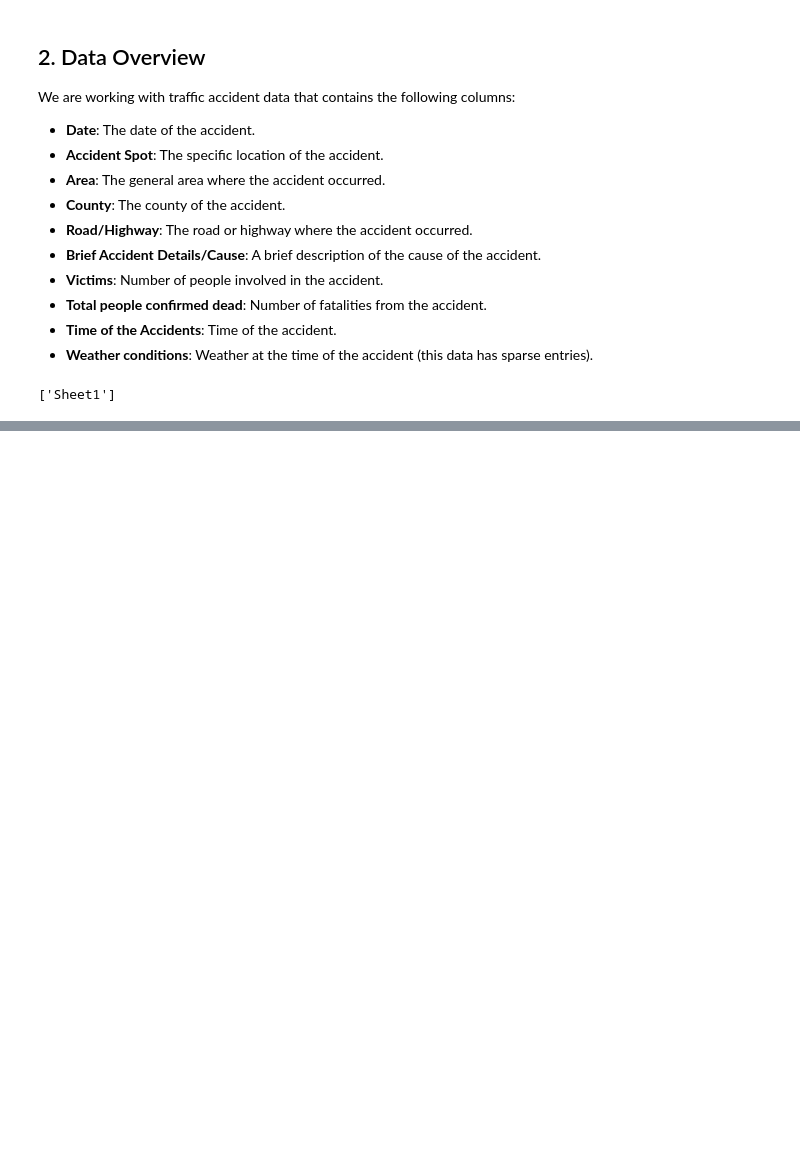
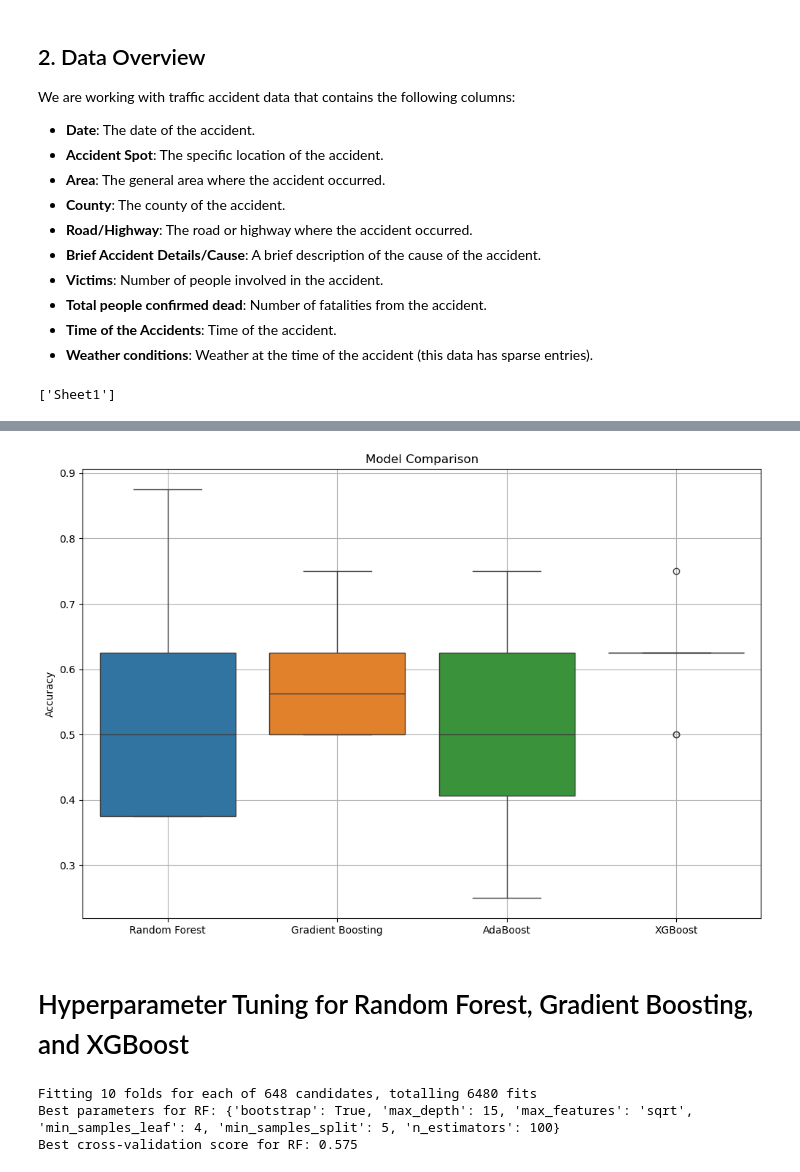
Before and after one commit to Rontim/Knowledge-Based-System, a Jupyter notebook: CAT/Traffic/model.ipynb, the cells around one changed output, grey strips where cells are left out. Cells and saved outputs as stored; diff of their text form; code cells hidden in the pictures; blank space fills up the shorter version.

```diff
--- a/CAT/Traffic/model.ipynb
+++ b/CAT/Traffic/model.ipynb
@@ -42,0 +170,6 @@ traffic_df.head()
+# %%
+# Lets drop `Time of the Accidents` and `Weather conditions ` columns since they have a lot of missing values
+traffic_df = traffic_df.drop(['Time of the Accidents', 'Weather conditions'], axis=1)
+
+# Check for missing values
+print(traffic_df.isnull().sum())
@@ -42,0 +361,12 @@ traffic_df.head()
+# %%
+traffic_df['Date'].fillna(traffic_df['Date'].mode()[0], inplace=True)
+
+# Extract year and month from the 'Date' column
+traffic_df['Year'] = pd.DatetimeIndex(traffic_df['Date']).year
+traffic_df['Month'] = pd.DatetimeIndex(traffic_df['Date']).month
+
+# Drop the 'Date' column
+traffic_df = traffic_df.drop('Date', axis=1)
+# %%
+# Lets Drop Categorical columns
+traffic_df = traffic_df.drop(['Victims', 'Brief Accident Details/Cause', 'Area', 'County', 'Accident Spot', 'Road/ Highway'], axis=1)
@@ -42,0 +413,42 @@ traffic_df.head()
+# %%
+# Map Total people confirmed dead to binary labels (1 = Dangerous, 0 = Not Dangerous)
+traffic_df['dangerous'] = traffic_df['Total people confirmed dead'].apply(lambda x: 1 if x >= 3 else 0)
+
+# Features and target
+X = traffic_df[['Victims_encoded', 'Cause_encoded', 'Area_encoded', 'County_encoded',
+                'Spot_encoded', 'Road/Highway_encoded', 'Year', 'Month']]
+y = traffic_df['dangerous']
+
+# Set up cross-validation
+cv = StratifiedKFold(n_splits=10, shuffle=True, random_state=42)
+
+# Initialize models
+models = {
+    'Random Forest': RandomForestClassifier(n_estimators=100),
+    'Gradient Boosting': GradientBoostingClassifier(n_estimators=100),
+    'AdaBoost': AdaBoostClassifier(n_estimators=100),
+    'XGBoost': xgb.XGBClassifier(eval_metric='mlogloss')
+}
+
+cv_results = {}
+
+# Train and evaluate models
+for name, model in models.items():
+    scores = cross_val_score(model, X, y, cv=cv, scoring='accuracy')
+    cv_results[name] = scores
+
+# Display results
+cv_results_df = pd.DataFrame(cv_results)
+# cv_results_df['Mean'] = cv_results_df.mean(axis=1)
+
+# Lets visualize
+plt.figure(figsize=(12, 8))
+sns.boxplot(data=cv_results_df)
+plt.title('Model Comparison')
+plt.ylabel('Accuracy')
+plt.grid(True)
+plt.show()
+# %% [output]
+[figure, added]
+# %% [markdown]
+#  Hyperparameter Tuning for Random Forest, Gradient Boosting, and XGBoost
@@ -42,0 +486,14 @@ traffic_df.head()
+# %%
+# Perform grid search with cross-validation
+
+# Random Forest
+rf_grid_search = GridSearchCV(RandomForestClassifier(), rf_param_grid, cv=10, n_jobs=-1, verbose=1)
+rf_grid_search.fit(X, y)
+
+# Output best parameters and score
+print(f"Best parameters for RF: {rf_grid_search.best_params_}")
+print(f"Best cross-validation score for RF: {rf_grid_search.best_score_}")
+# %% [output]
+Fitting 10 folds for each of 648 candidates, totalling 6480 fits
+Best parameters for RF: {'bootstrap': True, 'max_depth': 15, 'max_features': 'sqrt', 'min_samples_leaf': 4, 'min_samples_split': 5, 'n_estimators': 100}
+Best cross-validation score for RF: 0.575
```
Also changed, not shown: parts of 21 cells of this notebook, 12 other files.
